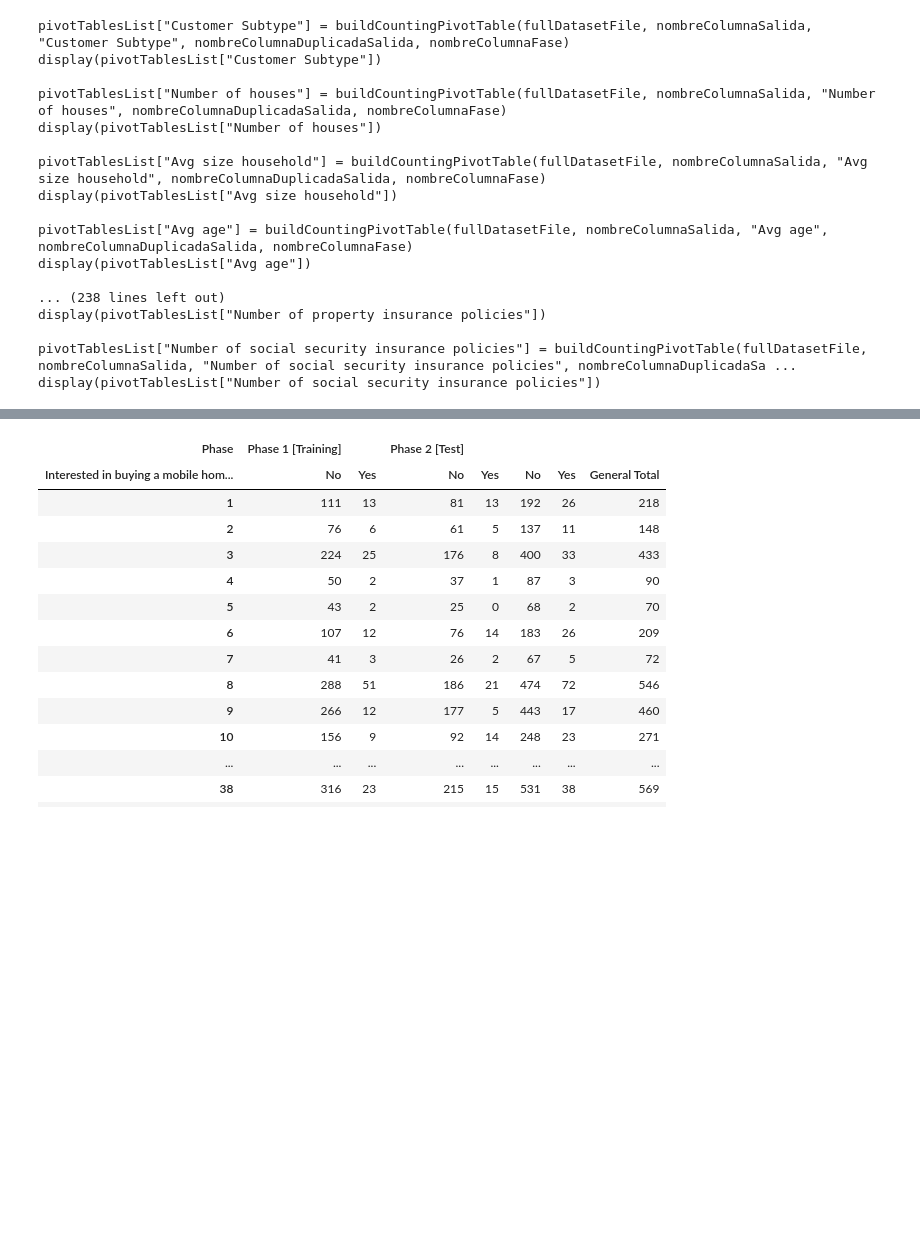
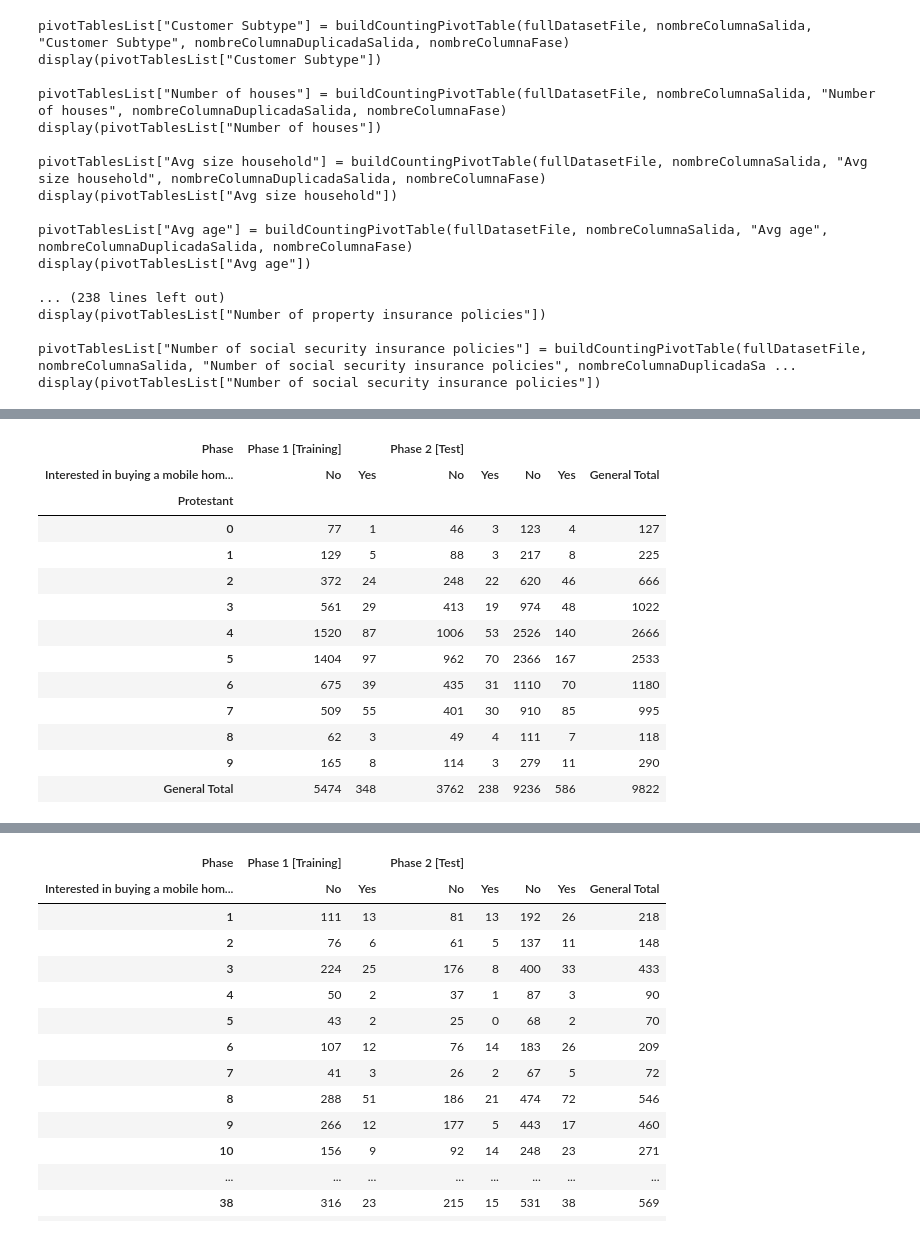
Before and after one commit to mamurciac/InsuranceCompanyPurchasePredictor, a Jupyter notebook: Análisis Preliminar de Datos.ipynb, the cells around one changed output, grey strips where cells are left out. Drawn from its saved outputs; the diff is of its cells as text; code cells hidden in the pictures; blank space fills up the shorter version.

```diff
--- a/Análisis Preliminar de Datos.ipynb
+++ b/Análisis Preliminar de Datos.ipynb
@@ -209,0 +210,18 @@ display(pivotTablesList["Customer main type"])
+# %%
+pivotTablesList["Protestant"] = buildCountingPivotTable(fullDatasetFile, nombreColumnaSalida, "Protestant", nombreColumnaDuplicadaSalida, nombreColumnaFase)
+display(pivotTablesList["Protestant"])
+# %% [output]
+| Phase | Phase 1 [Training] |  | Phase 2 [Test] |  |  |  |  |
+| Interested in buying a mobile hom... | No | Yes | No | Yes | No | Yes | General Total |
+| Protestant |  |  |  |  |  |  |  |
+| 0 | 77 | 1 | 46 | 3 | 123 | 4 | 127 |
+| 1 | 129 | 5 | 88 | 3 | 217 | 8 | 225 |
+| 2 | 372 | 24 | 248 | 22 | 620 | 46 | 666 |
+| 3 | 561 | 29 | 413 | 19 | 974 | 48 | 1022 |
+| 4 | 1520 | 87 | 1006 | 53 | 2526 | 140 | 2666 |
+| 5 | 1404 | 97 | 962 | 70 | 2366 | 167 | 2533 |
+| 6 | 675 | 39 | 435 | 31 | 1110 | 70 | 1180 |
+| 7 | 509 | 55 | 401 | 30 | 910 | 85 | 995 |
+| 8 | 62 | 3 | 49 | 4 | 111 | 7 | 118 |
+| 9 | 165 | 8 | 114 | 3 | 279 | 11 | 290 |
+| General Total | 5474 | 348 | 3762 | 238 | 9236 | 586 | 9822 |
```
Also changed, not shown: parts of 85 cells of this notebook.
